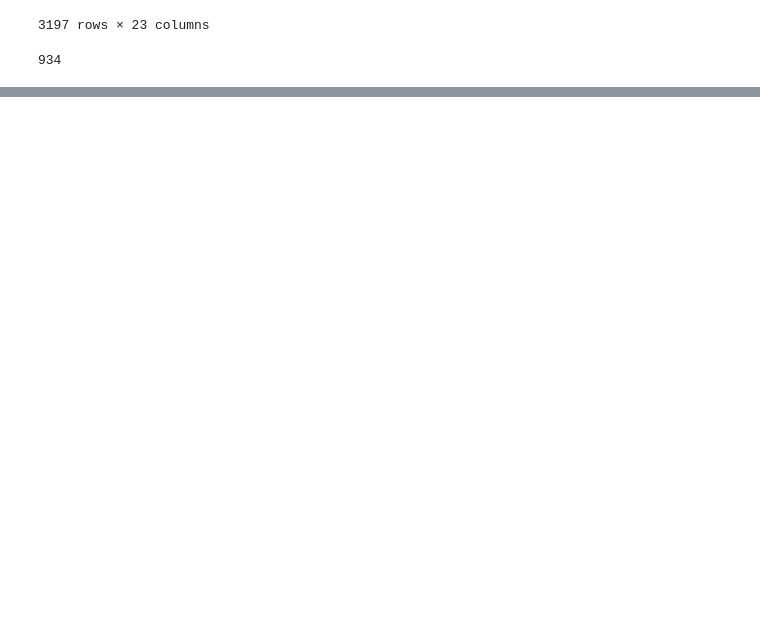
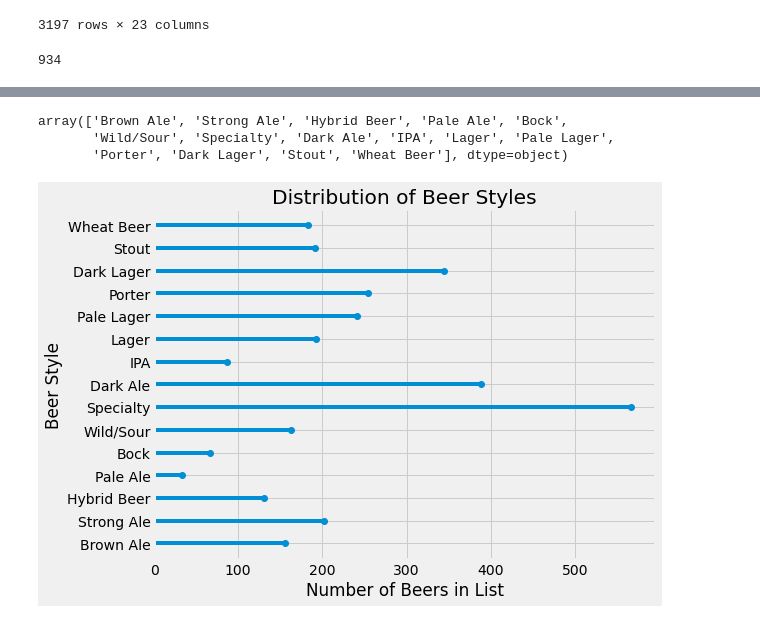
Before and after one commit to sberberian/Beer-Characteristics-Profiling, a Jupyter notebook: beer_vis.ipynb, the cells around one changed output, grey strips where cells are left out. Cells and saved outputs as stored; diff of their text form; code cells hidden in the pictures; blank space fills up the shorter version.

```diff
--- a/beer_vis.ipynb
+++ b/beer_vis.ipynb
@@ -12,6 +12,9 @@ import numpy as np
 # Import and read the data
 file = os.path.join("Resources", "beer_profile_and_ratings.csv")
 df = pd.read_csv(file)
+
+file2 = os.path.join("Resources", "beer_styles.csv")
+df2 = pd.read_csv(file2)
 # %%
 df.rename(columns = {"Style":"Beer_Style", "Beer Name (Full)":"Beer_Name_Full", "Min IBU":"Min_IBU", "Max IBU":"Max_IBU"}, inplace=True)
 
@@ -135,3 +142,9 @@ rounded_reviews
 1407    1.0
 556     1.0
 Name: review_overall, Length: 3197, dtype: float64
+# %%
+# Viz 4 -- Style Distribution
+# Get the count of beers of each style
+number_styles = df2["Style"].value_counts()
+number_styles = number_styles.sort_index(ascending=True)
+number_styles
@@ -137,0 +168,26 @@ Name: review_overall, Length: 3197, dtype: float64
+# %%
+styles = df2["Style"].unique()
+styles
+# %% [output]
+array(['Brown Ale', 'Strong Ale', 'Hybrid Beer', 'Pale Ale', 'Bock',
+       'Wild/Sour', 'Specialty', 'Dark Ale', 'IPA', 'Lager', 'Pale Lager',
+       'Porter', 'Dark Lager', 'Stout', 'Wheat Beer'], dtype=object)
+# %%
+# https://www.geeksforgeeks.org/create-lollipop-charts-with-pandas-and-matplotlib/
+# Create an empty chart
+fig, axes = plt.subplots(figsize=(8, 6))
+
+# Plot
+axes.hlines(styles, xmin=0, xmax=number_styles)
+axes.plot(number_styles, styles, 'o')
+
+axes.set_xlim(0)
+
+# Details and formatting
+plt.title("Distribution of Beer Styles")
+plt.xlabel('Number of Beers in List')
+plt.ylabel('Beer Style')
+
+plt.show()
+# %% [output]
+[figure, added]
```
Also changed, not shown: parts of 12 cells of this notebook, 1 other file.
